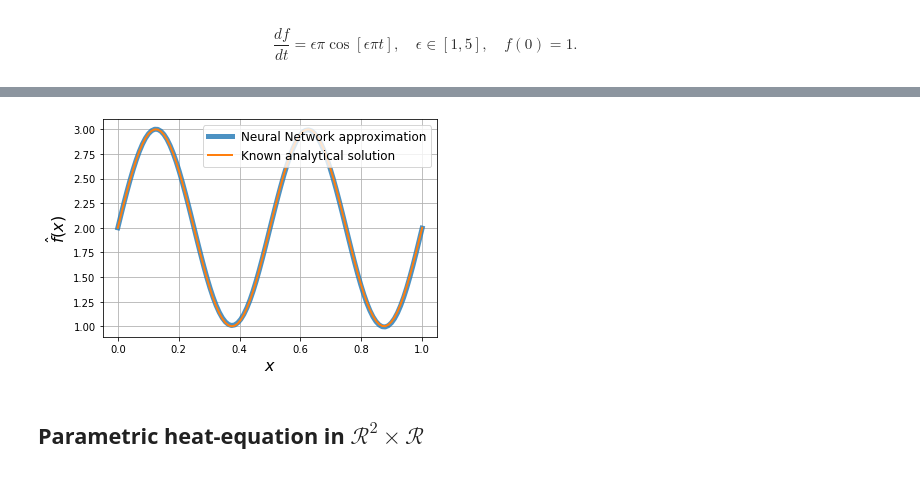
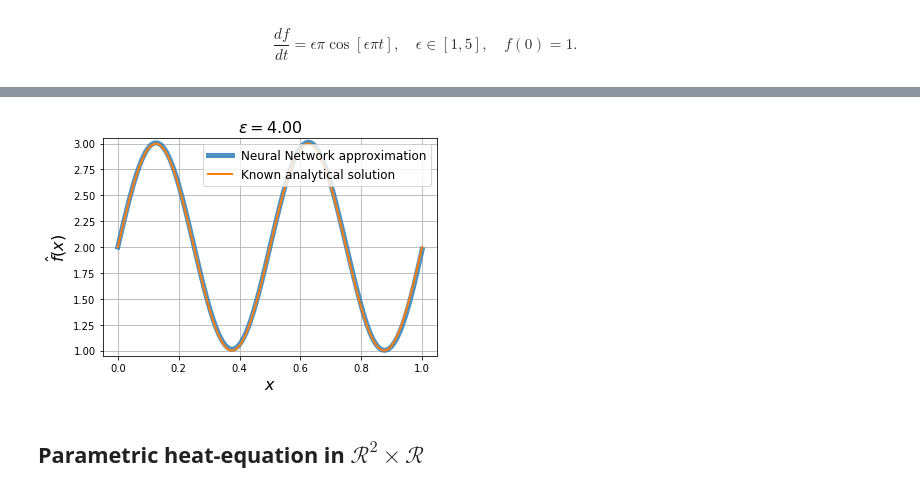
Before and after one commit to analysiscenter/pydens, a Jupyter notebook: tutorials/1. Solving PDEs.ipynb, the cells around one changed output, grey strips where cells are left out. Cells and saved outputs as stored; diff of their text form; code cells hidden in the pictures.

```diff
--- a/tutorials/1. Solving PDEs.ipynb
+++ b/tutorials/1. Solving PDEs.ipynb
@@ -25,7 +25,8 @@ def plot_loss(loss):
     plt.xlabel('ITERATION', fontsize=16)
     plt.ylabel('L1-loss', fontsize=16)
 # %%
-def plot_approximation_1d(points, approximation, solution_function):
+def plot_approximation_1d(points, approximation, solution_function, savepath=None,
+                          title=None, ylim=None):
     if isinstance(points, torch.Tensor):
         points = points.detach().numpy()
     if isinstance(approximation, torch.Tensor):
@@ -39,6 +40,15 @@ def plot_approximation_1d(points, approximation, solution_function):
     plt.ylabel(r'$\hat{f}(x)$', fontsize=16)
     plt.grid()
     plt.legend(fontsize=12, loc=1)
+
+    if ylim is not None:
+        plt.ylim(ylim)
+
+    if title is not None:
+      plt.title(title, fontsize=16)
+
+    if savepath is not None:
+        plt.savefig(savepath, dpi=300)
 # %%
 def plot_approximation_2d(approximation):
     plt.imshow(approximation)
@@ -120,11 +130,12 @@ plot_loss(solver.losses[:])
 # %%
 # checking out the solution approximation for fixed epsilon
-eps = 4.
-approxs = solver.solve(xs, eps)
+eps = 4
+approxs = solver.predict(xs, eps)
 # %%
-plot_approximation_1d(xs, approxs, lambda x: np.sin(eps * np.pi * x) + 2)
+plot_approximation_1d(xs, solver.predict(xs, e), lambda x: np.sin(eps * np.pi * x) + 2,
+                      title=fr'$\varepsilon={eps:03.2f}$', ylim=(0.95, 3.05))
 # %% [output]
-[figure, old version]
+[figure, new version]
 # %% [markdown]
 ## Parametric heat-equation in $\mathcal{R}^2 \times \mathcal{R}$
 # %% [markdown]
```
Also changed, not shown: parts of 18 cells of this notebook, 3 other files.
